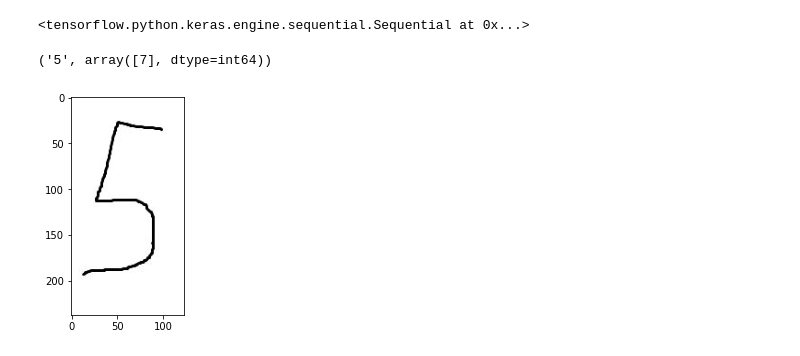
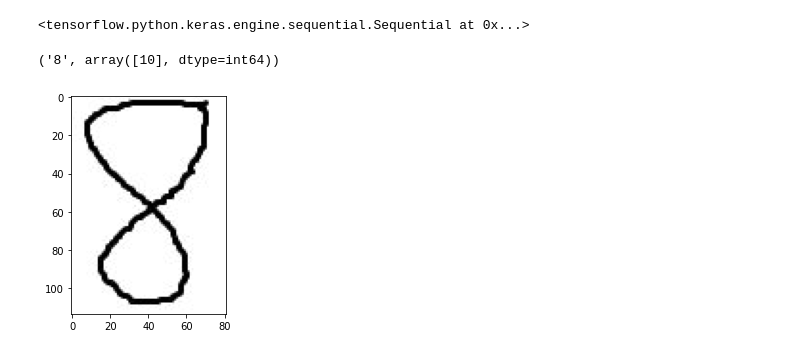
Before and after one commit to rene12188/CoVi, a Jupyter notebook: Project/Train_Digit_Classifier.ipynb, the cells around one changed output. Saved outputs shown, nothing was run; the diff lists cells and outputs as text; code cells hidden in the pictures.

```diff
--- a/Project/Train_Digit_Classifier.ipynb
+++ b/Project/Train_Digit_Classifier.ipynb
@@ -47,13 +47,26 @@ Found 187611 images belonging to 12 classes.
 Found 62530 images belonging to 12 classes.
 # %%
 model = Sequential()
-model.add(Conv2D(32, (3, 3), activation='relu', input_shape=(40, 40, 1)))
-model.add(MaxPooling2D((2, 2)))
-model.add(Conv2D(64, (3, 3), activation='relu'))
-model.add(MaxPooling2D((2, 2)))
+model.add(Conv2D(filters = 32, kernel_size = (5,5),padding = 'Same',
+                 activation ='relu', input_shape = (40,40,1)))
+model.add(Conv2D(filters = 32, kernel_size = (5,5),padding = 'Same',
+                 activation ='relu'))
+model.add(MaxPool2D(pool_size=(2,2)))
+model.add(Dropout(0.25))
+
+
+model.add(Conv2D(filters = 64, kernel_size = (3,3),padding = 'Same',
+                 activation ='relu'))
+model.add(Conv2D(filters = 64, kernel_size = (3,3),padding = 'Same',
+                 activation ='relu'))
+model.add(MaxPool2D(pool_size=(2,2), strides=(2,2)))
+model.add(Dropout(0.25))
+
+
 model.add(Flatten())
-model.add(Dense(128, activation='relu'))
-model.add(Dense(12, activation='softmax'))
+model.add(Dense(256, activation = "relu"))
+model.add(Dropout(0.5))
+model.add(Dense(12, activation = "softmax"))
 # compile model
 adam = tf.keras.optimizers.Adam(lr = 5e-4)
 model.compile(optimizer=adam, loss='categorical_crossentropy', metrics=['accuracy'])
@@ -70,5 +83,5 @@ print(val_loss,val_accuracy)
 # %%
-model.load_weights('./models/Digit_Recognizer/')
+model.save('./models/Digit_Recognizer/')
 # %% [output]
 INFO:tensorflow:Assets written to: ./models/Digit_Recognizer/assets
 # %%
@@ -77,20 +90,19 @@ tf.keras.models.load_model('./models/Digit_Recognizer/')
 <tensorflow.python.keras.engine.sequential.Sequential at 0x...>
 # %%
 def prediction(img):
-    #img = cv2.imread(img, cv2.IMREAD_GRAYSCALE)
+    img = cv2.cvtColor(img, cv2.COLOR_BGR2GRAY)
     plt.imshow(img, cmap = 'gray')
     img = cv2.resize(img,(40, 40))
     norm_image = cv2.normalize(img, None, alpha = 0, beta = 1, norm_type = cv2.NORM_MINMAX, dtype = cv2.CV_32F)
     #norm_image=img/255
     norm_image = norm_image.reshape((norm_image.shape[0], norm_image.shape[1], 1))
     case = np.asarray([norm_image])
-    pred = model.predict_classes([case])
-
+    pred = np.argmax(model.predict([case]), axis=-1)
     return ([i for i in train_set.class_indices if train_set.class_indices[i]==(pred[0])][0],pred)
 # %%
-image = cv2.imread('././././data/singlenumber.JPG', cv2.IMREAD_GRAYSCALE)
+image = cv2.imread('././././data/singlenumber.JPG')
 
 prediction(image)
 # %% [output]
-('5', array([7], dtype=int64))
+('8', array([10], dtype=int64))
-[figure, old version]
+[figure, new version]
```
Also changed, not shown: parts of 4 cells of this notebook, 10 other files.
